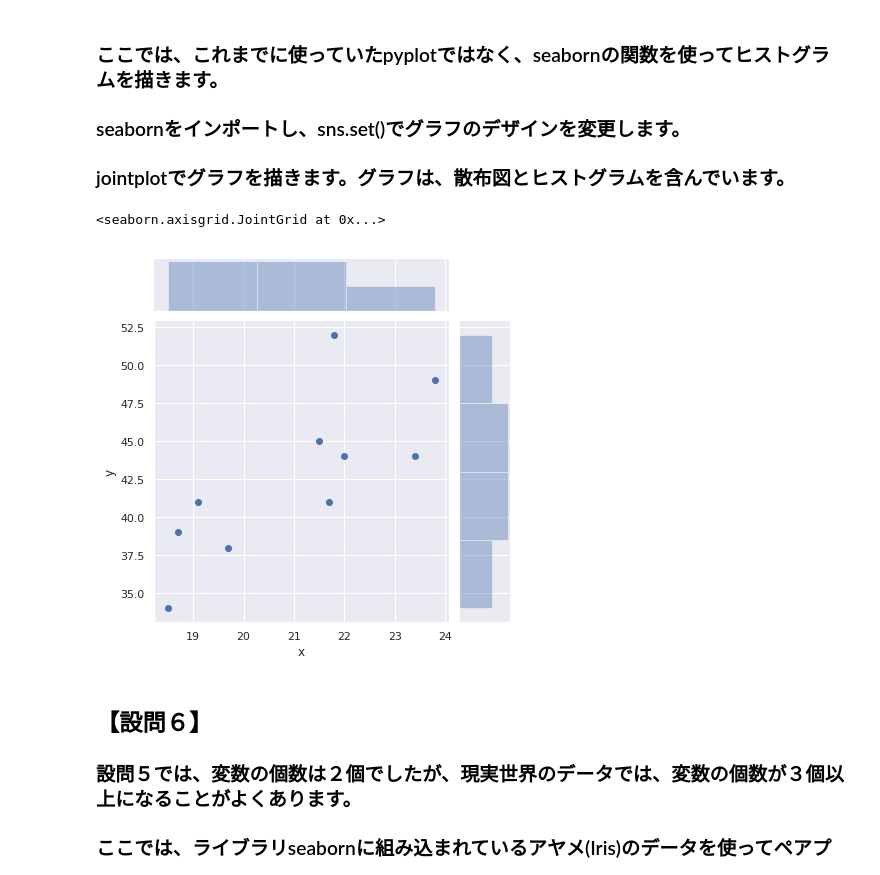
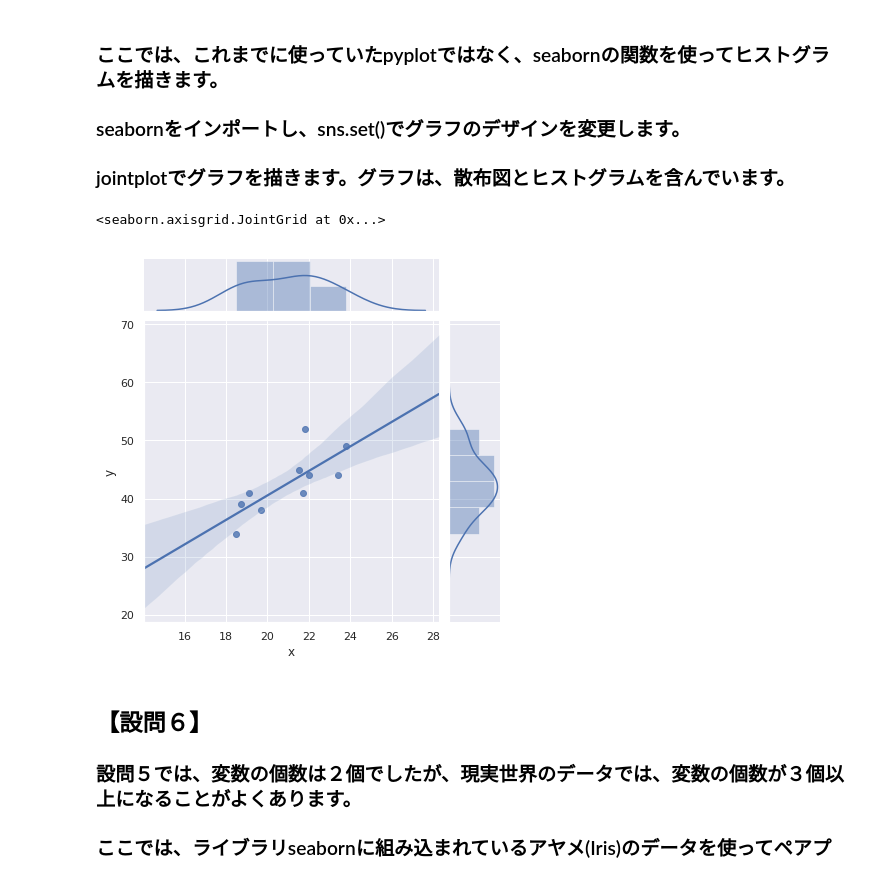
Before and after one commit to c190477/c190477-MS3, a Jupyter notebook: MS_assignment_3.ipynb, the cells around one changed output. Drawn from its saved outputs; the diff is of its cells as text; code cells hidden in the pictures.

```diff
--- a/MS_assignment_3.ipynb
+++ b/MS_assignment_3.ipynb
@@ -245,12 +245,12 @@ cov_data
 # %%
 import seaborn as sns
 
 sns.set()
 
-sns.jointplot(cov_data.x, cov_data.y, cov_data)
+sns.jointplot(cov_data.x, cov_data.y, kind='reg')
 # %% [output]
 <seaborn.axisgrid.JointGrid at 0x...>
-[figure, old version]
+[figure, new version]
 # %% [markdown]
 ## 【設問６】
 ### 設問５では、変数の個数は２個でしたが、現実世界のデータでは、変数の個数が３個以上になることがよくあります。
```
